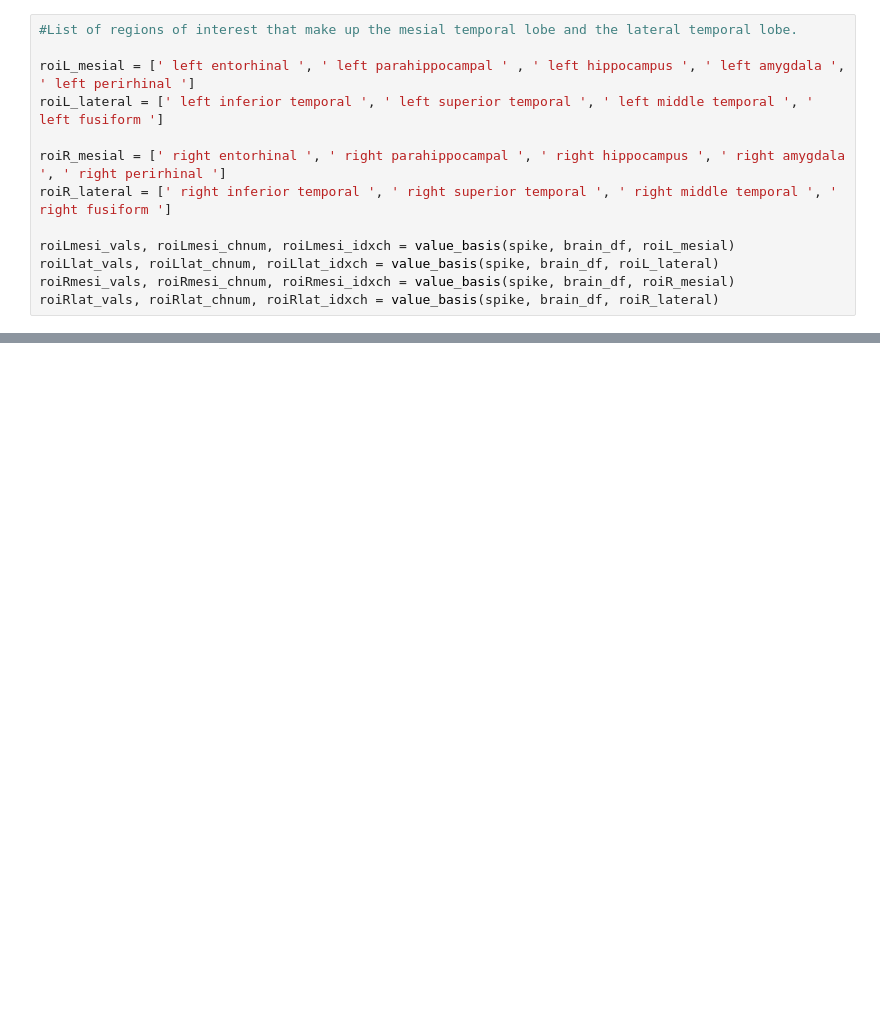
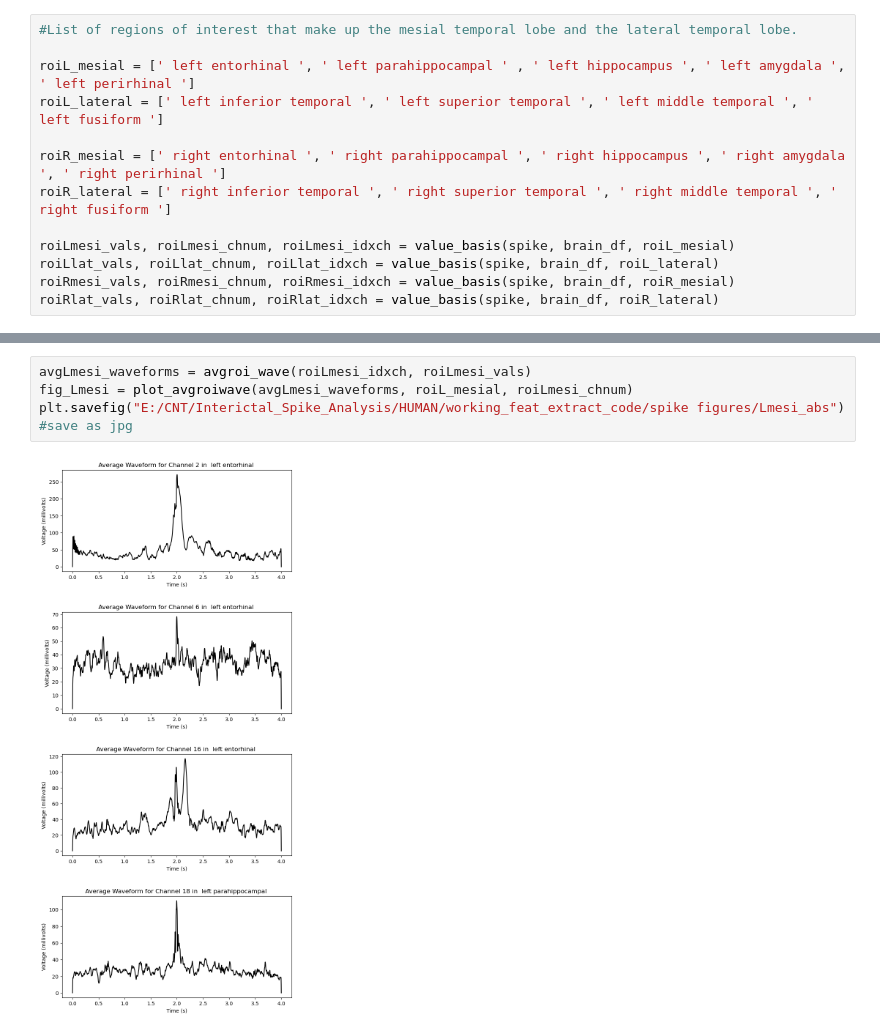
Before and after one commit to carlosaaguila/Interictal_Spike_Analysis, a Jupyter notebook: HUMAN/working_feat_extract_code/mesi lat analysis.ipynb, the cells around one changed output, grey strips where cells are left out. Drawn from its saved outputs; the diff is of its cells as text; blank space fills up the shorter version.

```diff
--- a/HUMAN/working_feat_extract_code/mesi lat analysis.ipynb
+++ b/HUMAN/working_feat_extract_code/mesi lat analysis.ipynb
@@ -48,0 +137,6 @@ spike.chlabels[0][0][roiRlat_idxch]
+# %%
+avgLmesi_waveforms = avgroi_wave(roiLmesi_idxch, roiLmesi_vals)
+fig_Lmesi = plot_avgroiwave(avgLmesi_waveforms, roiL_mesial, roiLmesi_chnum)
+plt.savefig("E:/CNT/Interictal_Spike_Analysis/HUMAN/working_feat_extract_code/spike figures/Lmesi_abs") #save as jpg
+# %% [output]
+[figure, added]
```
Also changed, not shown: parts of 9 cells of this notebook, 5 other files.
